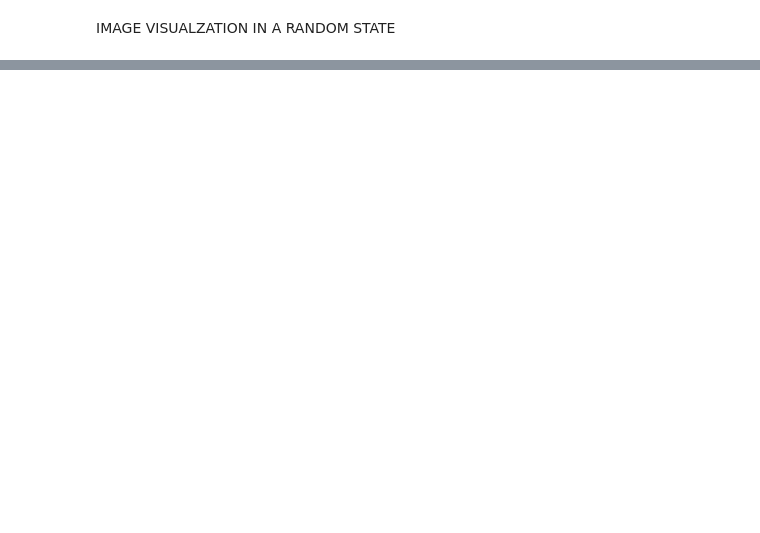
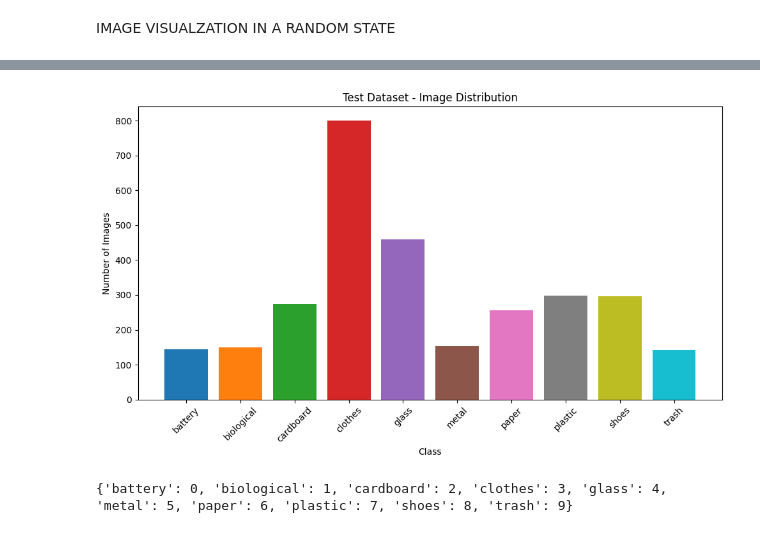
Before and after one commit to LouisLegend96/Image-Classification, a Jupyter notebook: Deeplearning_image_classifcation.ipynb, the cells around one changed output, grey strips where cells are left out. Saved outputs shown, nothing was run; the diff lists cells and outputs as text; code cells hidden in the pictures; blank space fills up the shorter version.

```diff
--- a/Deeplearning_image_classifcation.ipynb
+++ b/Deeplearning_image_classifcation.ipynb
@@ -307,0 +274,32 @@ plt.show()
+# %%
+import os
+import matplotlib.pyplot as plt
+
+# Count images in each class
+class_counts = {}
+for class_name in os.listdir(test_dir):
+    class_path = os.path.join(test_dir, class_name)
+    if os.path.isdir(class_path):
+        class_counts[class_name] = len(os.listdir(class_path))
+
+# Sort class names alphabetically for consistency
+sorted_classes = sorted(class_counts.items())
+class_names = [cls[0] for cls in sorted_classes]
+class_values = [cls[1] for cls in sorted_classes]
+
+# Plot bar chart
+plt.figure(figsize=(10, 6))
+plt.bar(class_names, class_values, color=plt.cm.tab10.colors[:len(class_names)])
+plt.xlabel("Class")
+plt.ylabel("Number of Images")
+plt.title("Test Dataset - Image Distribution")
+plt.xticks(rotation=45)
+plt.tight_layout()
+plt.show()
+# %% [output]
+[figure, added]
+# %%
+class_labels=train_generator.class_indices
+print(class_labels)
+# %% [output]
+{'battery': 0, 'biological': 1, 'cardboard': 2, 'clothes': 3, 'glass': 4, 'metal': 5, 'paper': 6, 'plastic': 7, 'shoes': 8, 'trash': 9}
```
Also changed, not shown: parts of 58 cells of this notebook.
